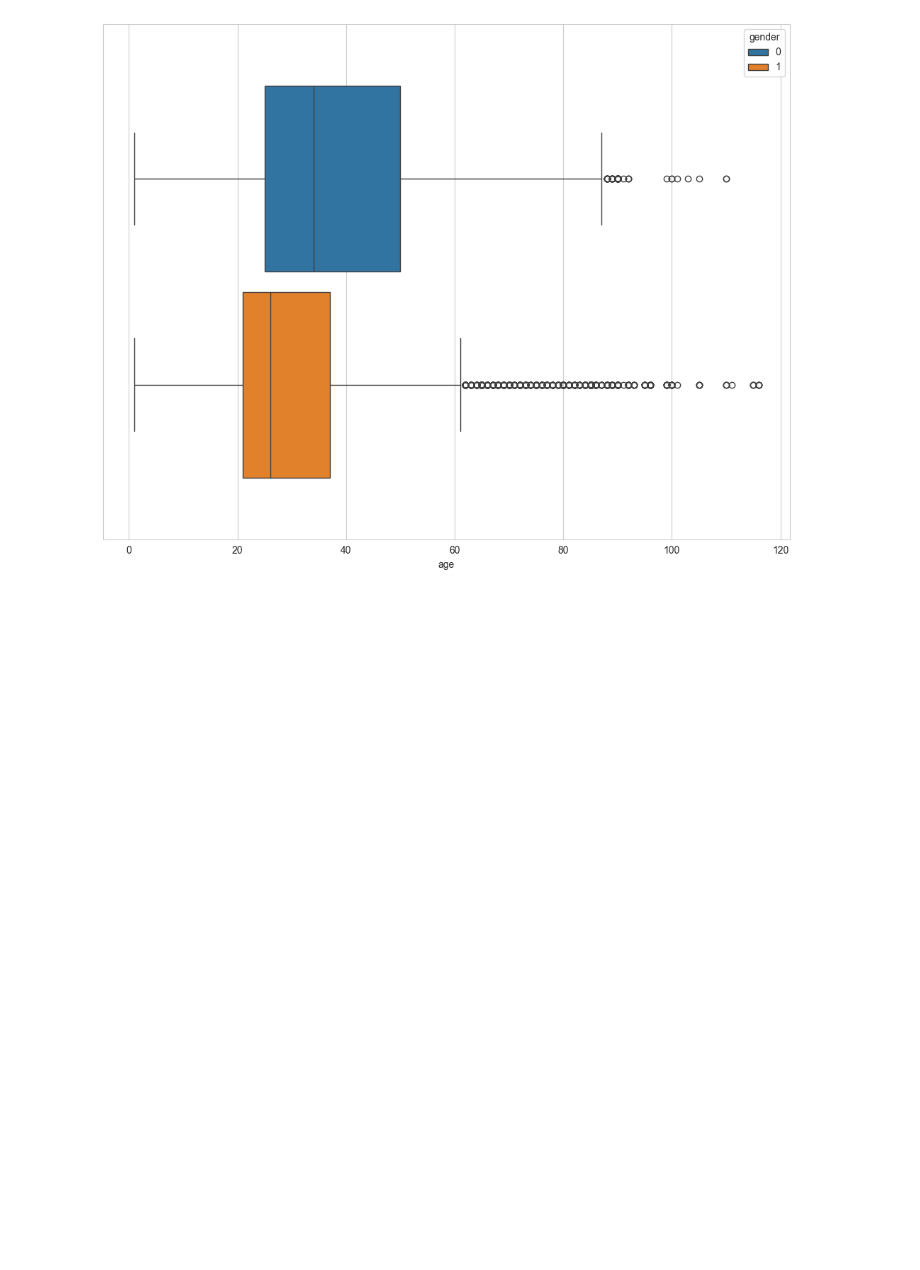
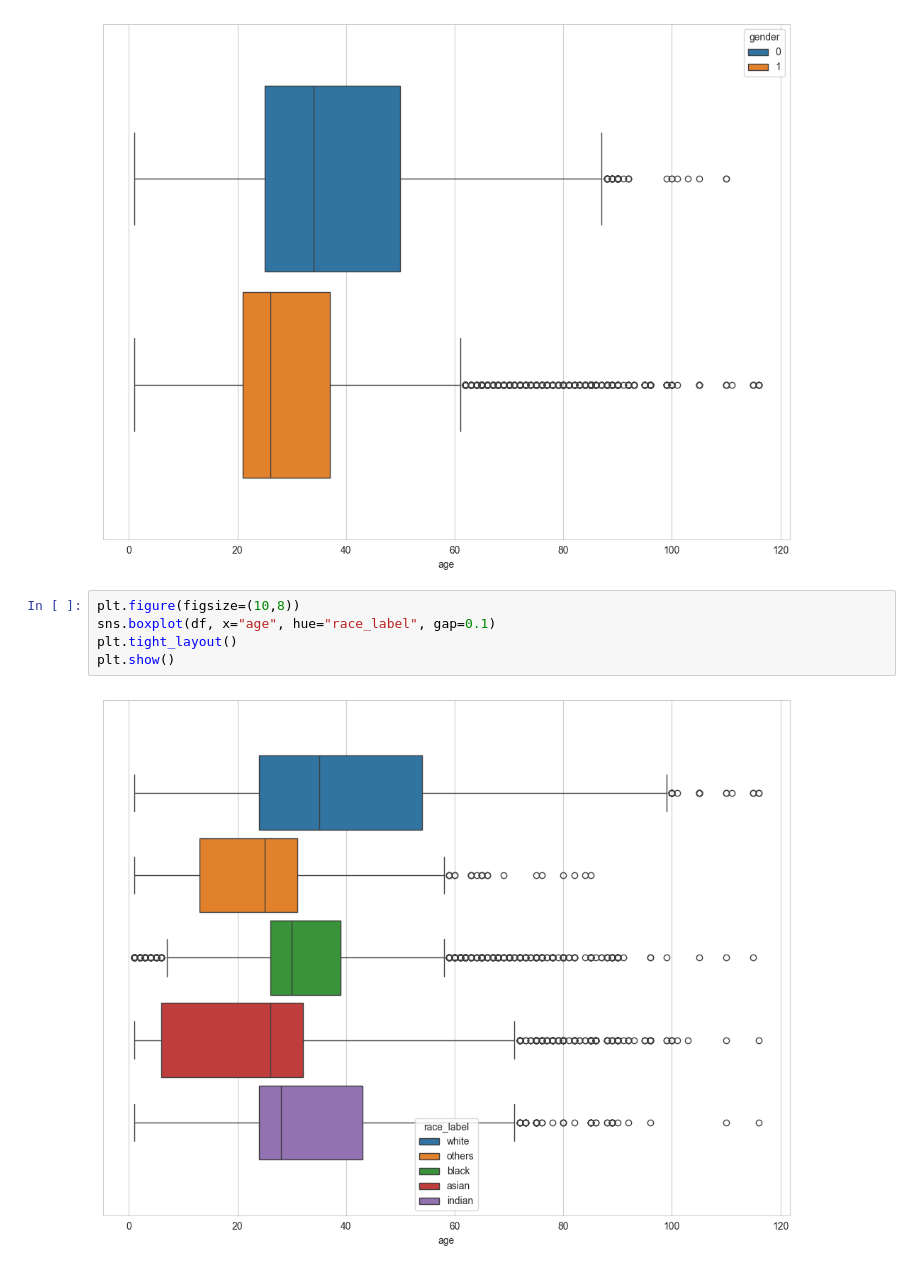
Before and after one commit to cqberg/project-null, a Jupyter notebook: eda.ipynb, the cells around one changed output. Cells and saved outputs as stored; diff of their text form; blank space fills up the shorter version.

```diff
--- a/eda.ipynb
+++ b/eda.ipynb
@@ -66,3 +66,10 @@ plt.tight_layout()
 plt.show()
 # %% [output]
 [figure]
+# %%
+plt.figure(figsize=(10,8))
+sns.boxplot(df, x="age", hue="race_label", gap=0.1)
+plt.tight_layout()
+plt.show()
+# %% [output]
+[figure, added]
```
Also changed, not shown: 1 other file.
